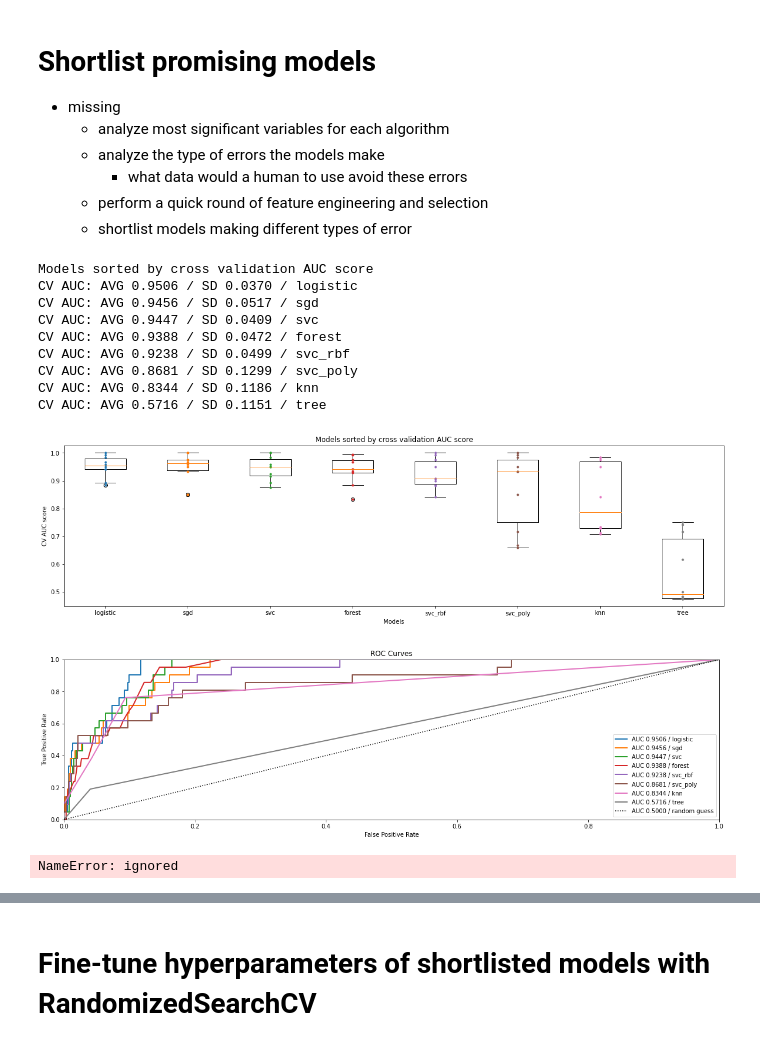
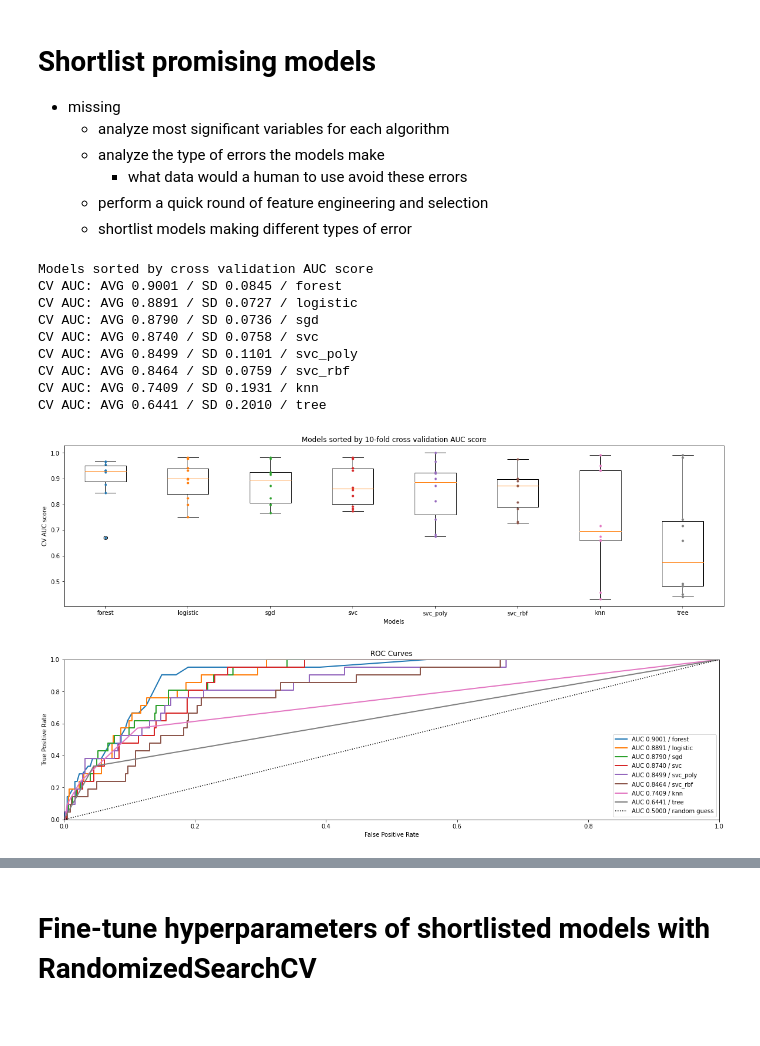
Before and after one commit to WillKWL/Project-NBASeason, a Jupyter notebook: 2_EDA.ipynb, the cells around one changed output, grey strips where cells are left out. Drawn from its saved outputs; the diff is of its cells as text; code cells hidden in the pictures.

```diff
--- a/2_EDA.ipynb
+++ b/2_EDA.ipynb
@@ -698,7 +698,3 @@ Pipeline(steps=[('seasonsimilarity',
                  SelectFromModel(estimator=LogisticRegression(penalty='l1',
                                                               random_state=42,
                                                               solver='liblinear')))])
-# %%
-X_train = data_preparation.fit(season, season_label)
-X_train = data_preparation.transform(season)
-y_train = season_label.copy()
@@ -716,7 +701,8 @@ files.download("nba_season_label.csv")
 # %%
 # plot distributions of each feature in X_train
 fig, ax = plt.subplots(1,1)
-plot_df = pd.DataFrame(X_train, columns = data_preparation.get_feature_names_out()).astype(float)
+plot_df = pd.DataFrame(data_preparation.fit_transform(season, season_label),
+                       columns = data_preparation.get_feature_names_out()).astype(float)
 plot_df.hist(bins = 20, layout = (int(plot_df.shape[1] / 6) + 1, 6),
              ax = ax)
 plt.title("Distribution of each feature after cleaning")
@@ -757,15 +741,15 @@ list_thresholds = []
 # fit each classification algorithm and calculate 10-fold CV AUC
 cv = 10
 for key, item in dict_clf.items():
-  clf = item.fit(X_train, y_train)
-  auc_score = cross_val_score(clf, X_train, y_train, cv = cv, scoring = 'roc_auc')
+  clf = make_pipeline(data_preparation, item).fit(season, season_label)
+  auc_score = cross_val_score(clf, season, season_label, cv = cv, scoring = 'roc_auc')
   try:
-    y_scores = cross_val_predict(clf, X_train, y_train, cv = cv, method = 'decision_function')
+    y_scores = cross_val_predict(clf, season, season_label, cv = cv, method = 'decision_function')
   # if the classifier does not have decision_function attribute, then use predict_proba
   except AttributeError:
-    y_scores = cross_val_predict(clf, X_train, y_train, cv = cv, method = 'predict_proba')[:,1] # second column = probability of positive class
+    y_scores = cross_val_predict(clf, season, season_label, cv = cv, method = 'predict_proba')[:,1] # second column = probability of positive class
 
-  fpr, tpr, thresholds = roc_curve(y_train, y_scores)
+  fpr, tpr, thresholds = roc_curve(season_label, y_scores)
 
   list_clf.append(key)
   # auc_scores.append(roc_auc_score(y_train, y_scores))
@@ -782,29 +766,29 @@ for mean, sd, clf_name in sorted(zip(mean_auc, sd_auc, list_clf), reverse = True
   print(f"CV AUC: AVG {mean:0.4f} / SD {sd:0.4f} / {clf_name}")
 # %% [output]
 Models sorted by cross validation AUC score
-CV AUC: AVG 0.9506 / SD 0.0370 / logistic
-CV AUC: AVG 0.9456 / SD 0.0517 / sgd
-CV AUC: AVG 0.9447 / SD 0.0409 / svc
-CV AUC: AVG 0.9388 / SD 0.0472 / forest
-CV AUC: AVG 0.9238 / SD 0.0499 / svc_rbf
-CV AUC: AVG 0.8681 / SD 0.1299 / svc_poly
-CV AUC: AVG 0.8344 / SD 0.1186 / knn
-CV AUC: AVG 0.5716 / SD 0.1151 / tree
+CV AUC: AVG 0.9001 / SD 0.0845 / forest
+CV AUC: AVG 0.8891 / SD 0.0727 / logistic
+CV AUC: AVG 0.8790 / SD 0.0736 / sgd
+CV AUC: AVG 0.8740 / SD 0.0758 / svc
+CV AUC: AVG 0.8499 / SD 0.1101 / svc_poly
+CV AUC: AVG 0.8464 / SD 0.0759 / svc_rbf
+CV AUC: AVG 0.7409 / SD 0.1931 / knn
+CV AUC: AVG 0.6441 / SD 0.2010 / tree
 # %%
 # sort the models and plot the spread of CV AUC scores
 mean_auc = [np.mean(auc) for auc in auc_scores]
 sorted_auc = [i for _, i in sorted(zip(mean_auc, auc_scores), reverse = True)]
 sorted_clf = [i for _, i in sorted(zip(mean_auc, list_clf), reverse = True)]
 plt.boxplot(sorted_auc, labels=sorted_clf)
 # add dots for CV AUC scores
 for i, auc in zip(range(1,len(sorted_clf)+1), sorted_auc):
   plt.plot([i]*len(auc), auc, ".")
-plt.title("Models sorted by cross validation AUC score")
+plt.title(f"Models sorted by {cv}-fold cross validation AUC score")
 plt.xlabel("Models")
 plt.ylabel("CV AUC score")
 plt.show()
 # %% [output]
-[figure, old version]
+[figure, new version]
 # %%
 for auc, fpr, tpr, clf_name in sorted(zip(mean_auc, list_fpr, list_tpr, list_clf), reverse = True):
   plt.plot(fpr, tpr, linewidth = 2, label = f"AUC {auc:0.4f} / {clf_name}")
@@ -817,14 +801,12 @@ plt.ylabel("True Positive Rate")
 plt.legend()
 plt.show()
 # %% [output]
-[figure, old version]
+[figure, new version]
 # %%
-plt.plot(thresholds, precisions[:-1], 'b--', label = "Precision", linewidth = 2)
-plt.plot(thresholds, recalls[:-1], "g--", label = "Recall", linewidth = 2)
-plt.vlines(0, 0, 1.0, "k", "dotted", label = "Threshold")
-plt.legend()
-plt.show()
+# plt.plot(thresholds, precisions[:-1], 'b--', label = "Precision", linewidth = 2)
+# plt.plot(thresholds, recalls[:-1], "g--", label = "Recall", linewidth = 2)
+# plt.vlines(0, 0, 1.0, "k", "dotted", label = "Threshold")
+# plt.legend()
+# plt.show()
-# %% [output]
-NameError: ignored
 # %%
 
```
Also changed, not shown: parts of 32 cells of this notebook.
